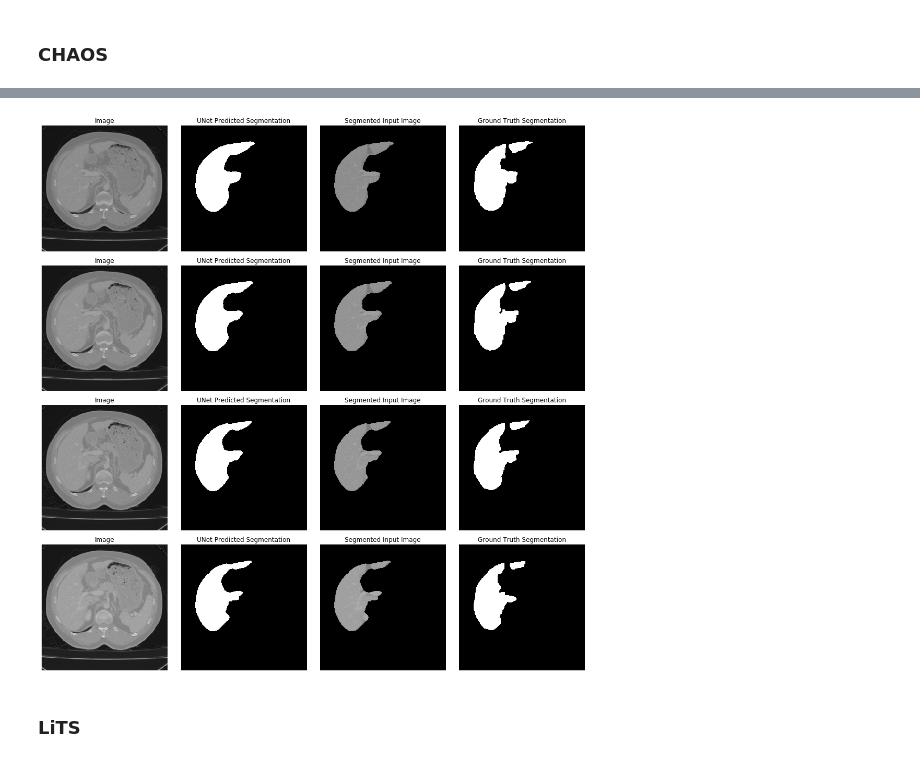
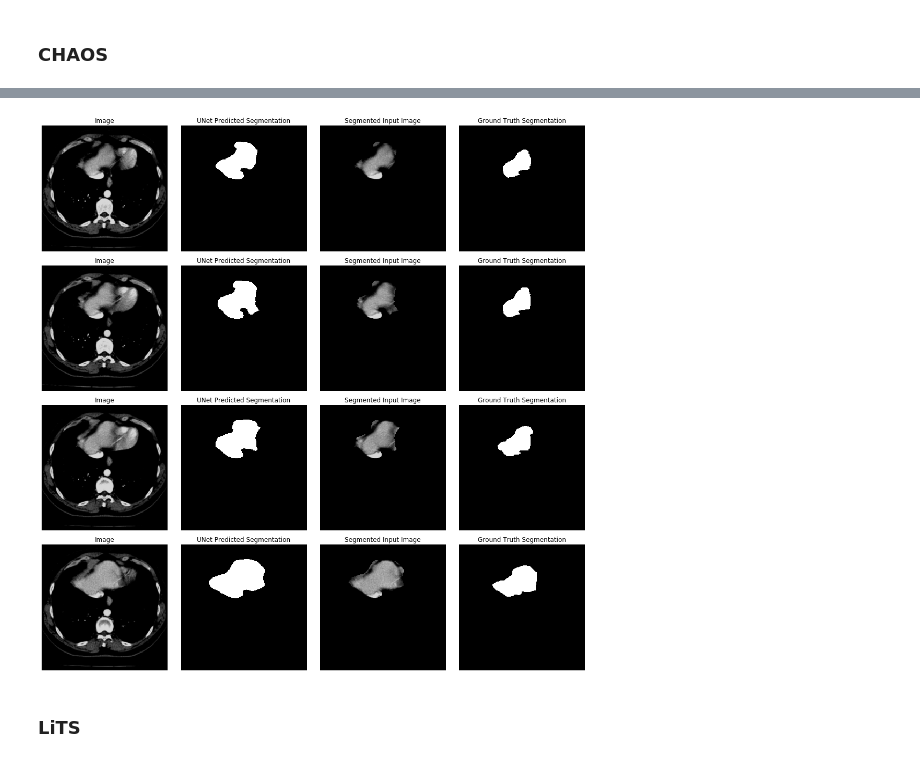
Before and after one commit to mattesko/CompNet-Medical, a Jupyter notebook: notebooks/experiment_lits.ipynb, the cells around one changed output, grey strips where cells are left out. Drawn from its saved outputs; the diff is of its cells as text; code cells hidden in the pictures.

Commit message:
Fix directory and filepaths

```diff
--- a/notebooks/experiment_lits.ipynb
+++ b/notebooks/experiment_lits.ipynb
@@ -247,13 +245,13 @@ Wall time: 2min 10s
 # Test on LiTS
 # %%
 train_hdf5_fp = os.path.join(directories['lits'], 'train.hdf5')
-hf = h5py.File(train_hdf5_fp, 'r')
-image_dataset = hf['images'][50:80]
-target_dataset = hf['masks'][50:80]
+with h5py.File(train_hdf5_fp, 'r') as hf:
+    image_dataset = hf['images'][50:80]
+    target_dataset = hf['masks'][50:80]
 
 lits_transform = transforms.Compose([
-    NormalizeInstance(255.0),
-    transforms.Lambda(lambda x: Image.fromarray(x, mode='F').convert('RGB')),
+    transforms.ToPILImage(),
+    transforms.Grayscale(3),
     transforms.ToTensor(),
     Resize((512, 512))
 ])
@@ -323,10 +321,21 @@ with torch.no_grad():
 ### CHAOS
 # %%
 data_dir = os.path.join(directories['chaos'])
-path_to_unet = os.path.join(directories['checkpoints'], 'unet_liver_2020-08-09_12:45:18.pth')
+path_to_unet = os.path.join(directories['checkpoints'], unet_filename)
 unet = UNet(pretrained=True)
 unet.load_state_dict(torch.load(path_to_unet)['model_state_dict'])
 
-image_filepaths = get_image_pair_filepaths(data_dir)[50:60]
-dataset = Chaos2DSegmentationDataset(image_filepaths, input_transform=input_transform)
+transform = transforms.Compose([
+    transforms.ToPILImage(),
+    transforms.Grayscale(3),
+    transforms.Resize((256, 256)),
+    transforms.CenterCrop((224, 224)),
+    transforms.ToTensor(),
+])
+
+with h5py.File(hdf5_path, 'r') as hf:
+    image_dset = hf['images'][0:10]
+    target_dset = hf['masks'][0:10]
+
+dataset = ClassificationDataset(image_dset, target_dset, input_transform=transform)
 dataloader = DataLoader(dataset, batch_size=4)
@@ -349,22 +348,30 @@ torch.Size([4, 3, 512, 512])
 # %%
+for images, targets in dataloader:
+    with torch.no_grad():
+        out = unet(images)
+    break
+scores = F.softmax(out, dim=1)
+segmentation_maps = torch.round(F.threshold(scores[:, 1, :, :], 0.7, 0))
+processed_images = segmentation_maps.unsqueeze(1) * images
+
 fig, axes = plt.subplots(4, 4, figsize=(15, 15))
 for i, axis in enumerate(axes):
     axis[0].set_title('Image')
     axis[0].imshow(images[i].squeeze().permute(1, 2, 0).cpu().numpy())
     axis[0].axis('off')
     axis[1].set_title('UNet Predicted Segmentation')
     axis[1].imshow(segmentation_maps[i].squeeze().cpu().numpy(), cmap='gray')
     axis[1].axis('off')
     axis[2].set_title('Segmented Input Image')
     axis[2].imshow(processed_images[i].squeeze().permute(1, 2, 0).cpu().numpy())
     axis[2].axis('off')
     axis[3].set_title('Ground Truth Segmentation')
     axis[3].imshow(targets[i], cmap='gray')
     axis[3].axis('off')
 plt.tight_layout()
 plt.show()
 # %% [output]
-[figure, old version]
+[figure, new version]
 # %% [markdown]
 ### LiTS
 # %%
```
Also changed, not shown: parts of 11 cells of this notebook.
